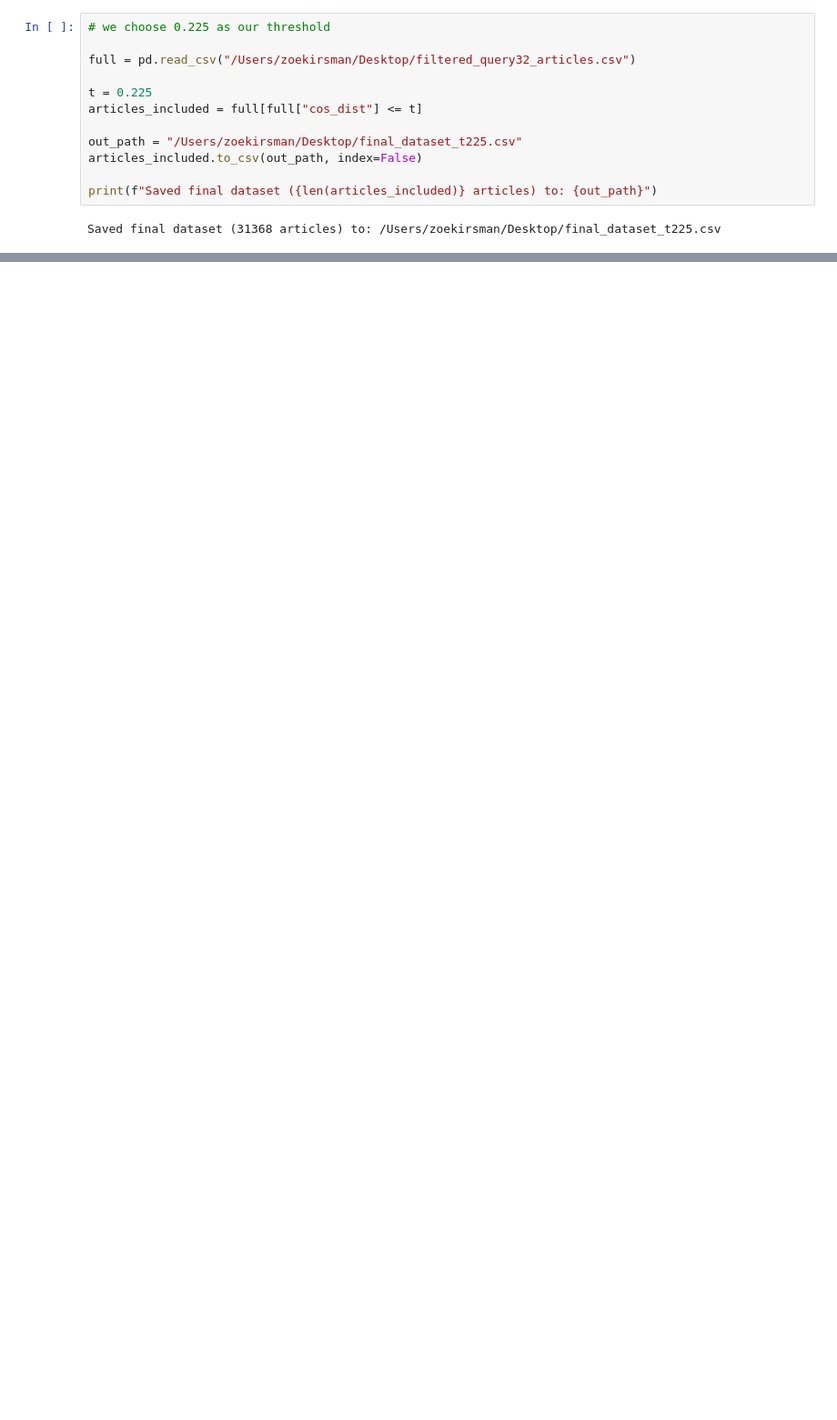
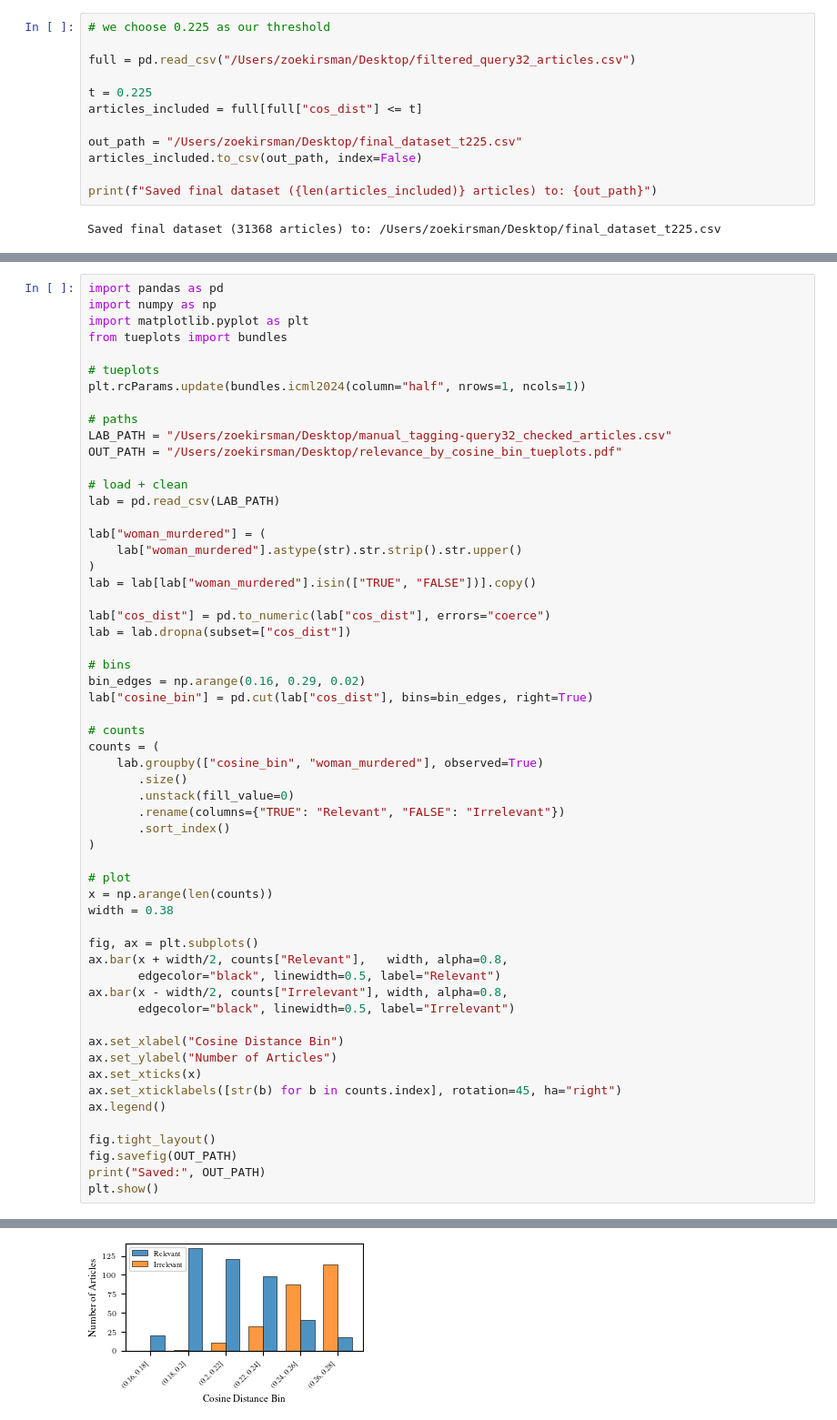
Before and after one commit to madelinemmiller18/geonews_femicide, a Jupyter notebook: experiments/reports/threshold.ipynb, the cells around one changed output, grey strips where cells are left out. Shown at 91% size. Drawn from its saved outputs; the diff is of its cells as text; blank space fills up the shorter version.

```diff
--- a/experiments/reports/threshold.ipynb
+++ b/experiments/reports/threshold.ipynb
@@ -452,0 +577,58 @@ fig.show()
+# %%
+import pandas as pd
+import numpy as np
+import matplotlib.pyplot as plt
+from tueplots import bundles
+
+# tueplots
+plt.rcParams.update(bundles.icml2024(column="half", nrows=1, ncols=1))
+
+# paths
+LAB_PATH = "/Users/zoekirsman/Desktop/manual_tagging-query32_checked_articles.csv"
+OUT_PATH = "/Users/zoekirsman/Desktop/relevance_by_cosine_bin_tueplots.pdf"
+
+# load + clean
+lab = pd.read_csv(LAB_PATH)
+
+lab["woman_murdered"] = (
+    lab["woman_murdered"].astype(str).str.strip().str.upper()
+)
+lab = lab[lab["woman_murdered"].isin(["TRUE", "FALSE"])].copy()
+
+lab["cos_dist"] = pd.to_numeric(lab["cos_dist"], errors="coerce")
+lab = lab.dropna(subset=["cos_dist"])
+
+# bins
+bin_edges = np.arange(0.16, 0.29, 0.02)
+lab["cosine_bin"] = pd.cut(lab["cos_dist"], bins=bin_edges, right=True)
+
+# counts
+counts = (
+    lab.groupby(["cosine_bin", "woman_murdered"], observed=True)
+       .size()
+       .unstack(fill_value=0)
+       .rename(columns={"TRUE": "Relevant", "FALSE": "Irrelevant"})
+       .sort_index()
+)
+
+# plot
+x = np.arange(len(counts))
+width = 0.38
+
+fig, ax = plt.subplots()
+ax.bar(x + width/2, counts["Relevant"],   width, alpha=0.8,
+       edgecolor="black", linewidth=0.5, label="Relevant")
+ax.bar(x - width/2, counts["Irrelevant"], width, alpha=0.8,
+       edgecolor="black", linewidth=0.5, label="Irrelevant")
+
+ax.set_xlabel("Cosine Distance Bin")
+ax.set_ylabel("Number of Articles")
+ax.set_xticks(x)
+ax.set_xticklabels([str(b) for b in counts.index], rotation=45, ha="right")
+ax.legend()
+
+fig.tight_layout()
+fig.savefig(OUT_PATH)
+print("Saved:", OUT_PATH)
+plt.show()
+# %% [output]
@@ -452,0 +637 @@ fig.show()
+[figure, added]
```
Also changed, not shown: parts of 10 cells of this notebook.
